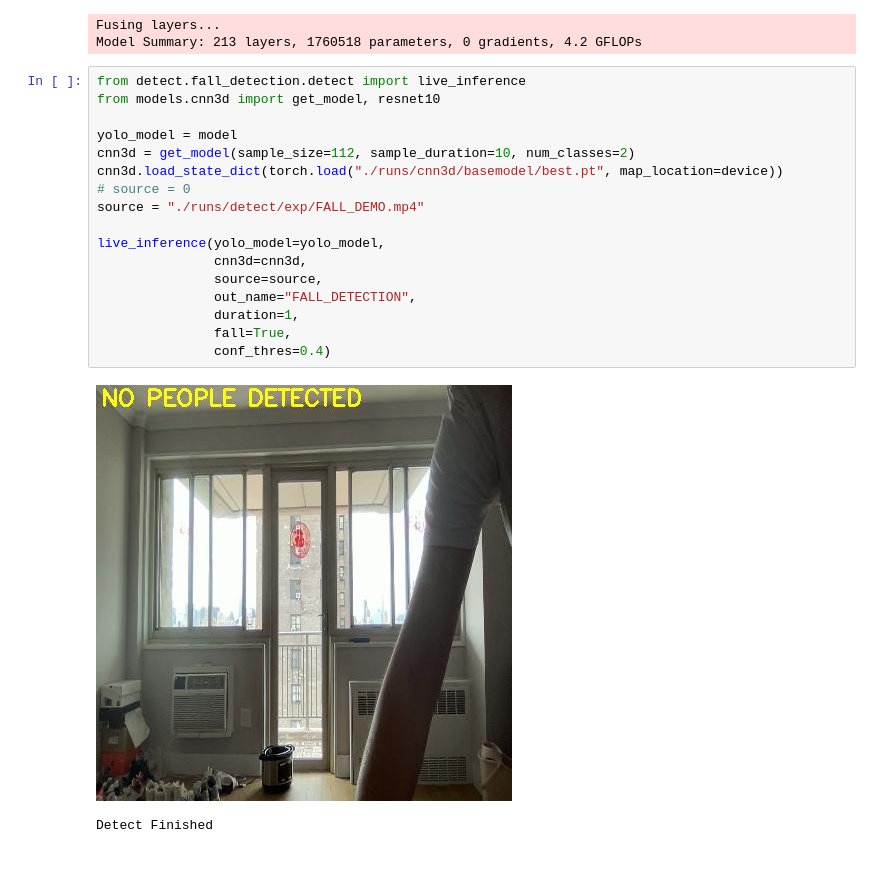
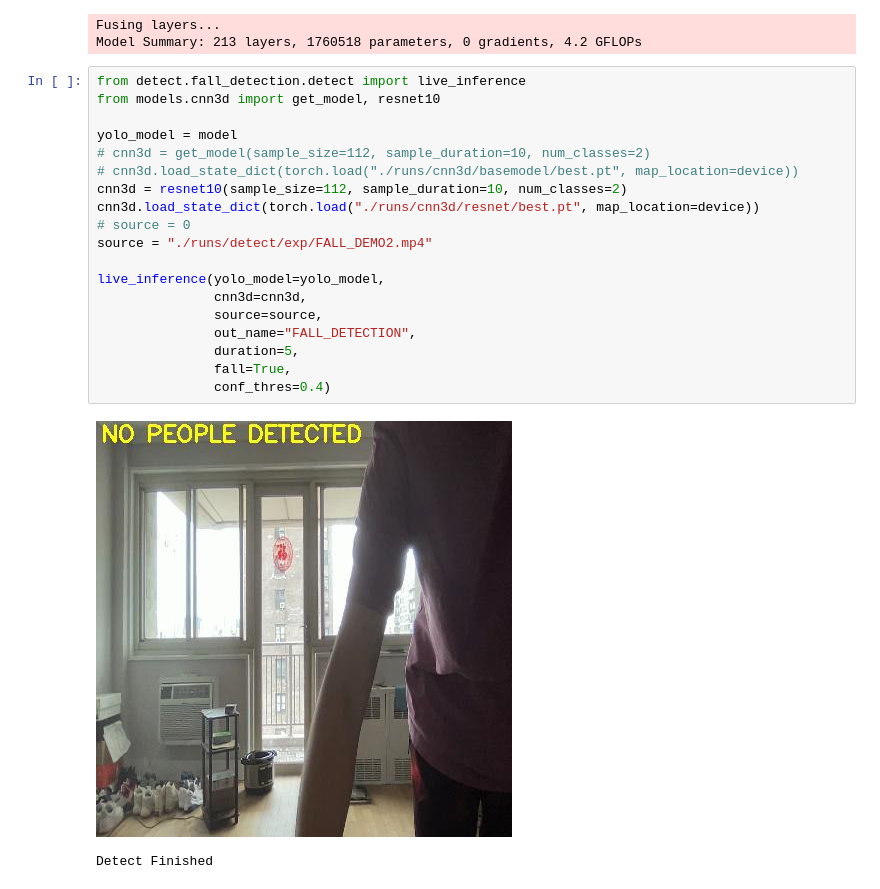
Before and after one commit to Morris135212/Fall_Detection, a Jupyter notebook: Fall_detection_inference.ipynb, the cells around one changed output. Cells and saved outputs as stored; diff of their text form.

```diff
--- a/Fall_detection_inference.ipynb
+++ b/Fall_detection_inference.ipynb
@@ -20,20 +20,22 @@ Model Summary: 213 layers, 1760518 parameters, 0 gradients, 4.2 GFLOPs
 # %%
 from detect.fall_detection.detect import live_inference
 from models.cnn3d import get_model, resnet10
 
 yolo_model = model
-cnn3d = get_model(sample_size=112, sample_duration=10, num_classes=2)
-cnn3d.load_state_dict(torch.load("./runs/cnn3d/basemodel/best.pt", map_location=device))
+# cnn3d = get_model(sample_size=112, sample_duration=10, num_classes=2)
+# cnn3d.load_state_dict(torch.load("./runs/cnn3d/basemodel/best.pt", map_location=device))
+cnn3d = resnet10(sample_size=112, sample_duration=10, num_classes=2)
+cnn3d.load_state_dict(torch.load("./runs/cnn3d/resnet/best.pt", map_location=device))
 # source = 0
-source = "./runs/detect/exp/FALL_DEMO.mp4"
+source = "./runs/detect/exp/FALL_DEMO2.mp4"
 
 live_inference(yolo_model=yolo_model,
                cnn3d=cnn3d,
                source=source,
                out_name="FALL_DETECTION",
-               duration=1,
+               duration=5,
                fall=True,
                conf_thres=0.4)
 # %% [output]
-[figure, old version]
+[figure, new version]
 Detect Finished
```
Also changed, not shown: 6 other files.
